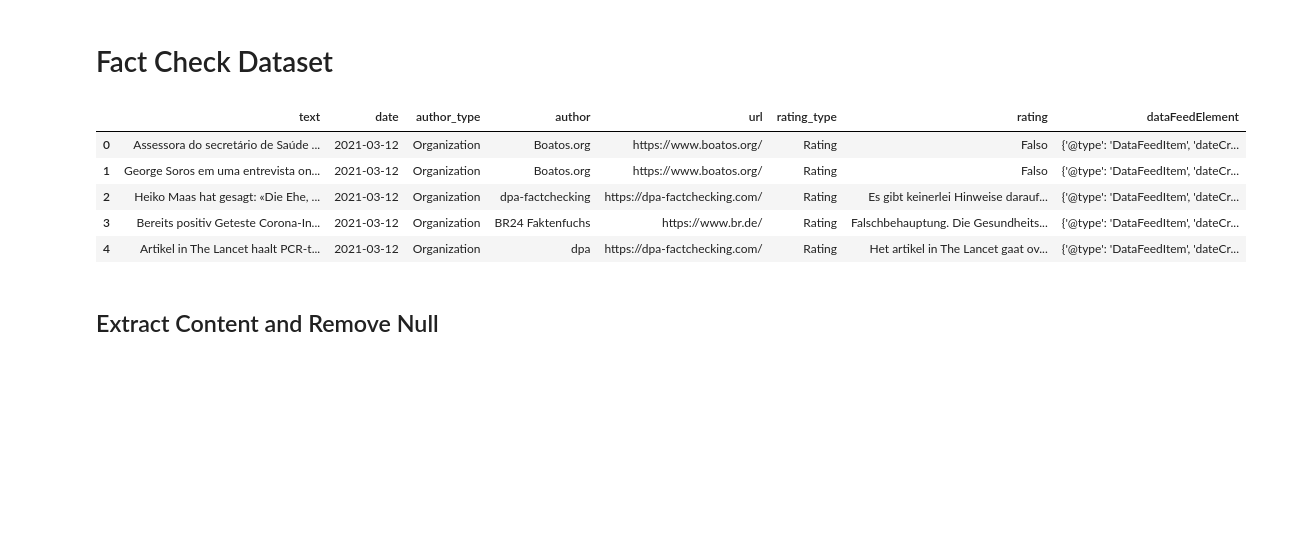
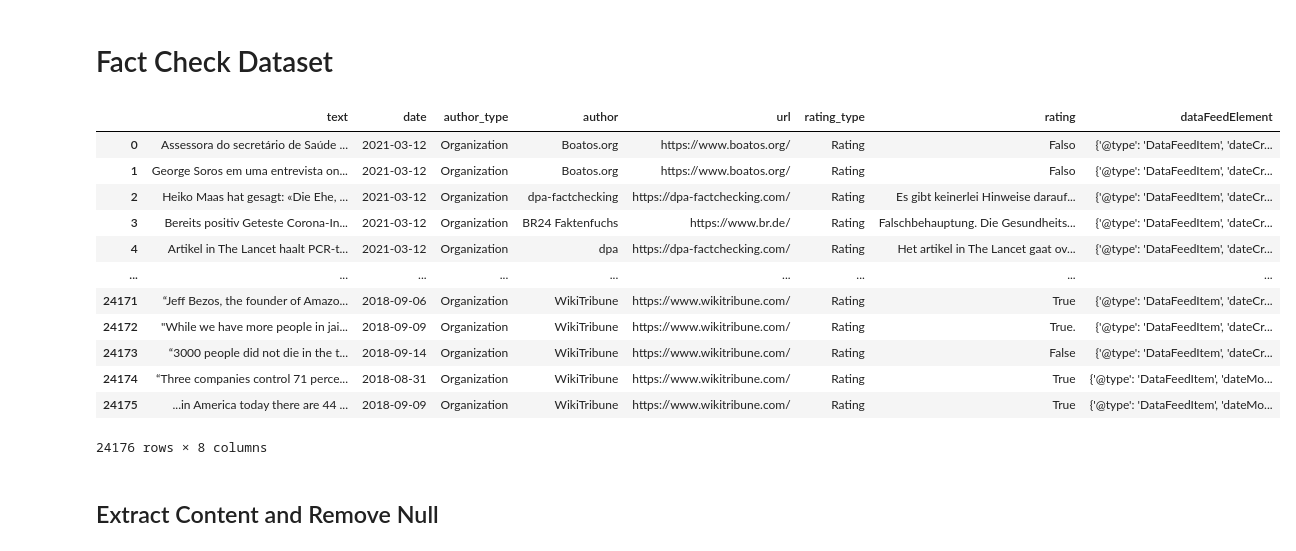
Before and after one commit to DavidKai1999/Stats-170-project, a Jupyter notebook: dataset_preprocessing/factcheck_preprocessing.ipynb, the cells around one changed output. Drawn from its saved outputs; the diff is of its cells as text; code cells hidden in the pictures; blank space fills up the shorter version.

```diff
--- a/dataset_preprocessing/factcheck_preprocessing.ipynb
+++ b/dataset_preprocessing/factcheck_preprocessing.ipynb
@@ -60,14 +60,21 @@ for item in fact_check["dataFeedElement"]:
 FactCheckData=pd.DataFrame({'text':texts,'date':date,'author_type':author_type,'author':author,'url':url,
               'rating_type':rating_type,'rating':rating,'dataFeedElement':dataFeedElement})
 # %%
-FactCheckData.head()
+FactCheckData
 # %% [output]
 |  | text | date | author_type | author | url | rating_type | rating | dataFeedElement |
 | 0 | Assessora do secretário de Saúde ... | 2021-03-12 | Organization | Boatos.org | https://www.boatos.org/ | Rating | Falso | {'@type': 'DataFeedItem', 'dateCr... |
 | 1 | George Soros em uma entrevista on... | 2021-03-12 | Organization | Boatos.org | https://www.boatos.org/ | Rating | Falso | {'@type': 'DataFeedItem', 'dateCr... |
 | 2 | Heiko Maas hat gesagt: «Die Ehe, ... | 2021-03-12 | Organization | dpa-factchecking | https://dpa-factchecking.com/ | Rating | Es gibt keinerlei Hinweise darauf... | {'@type': 'DataFeedItem', 'dateCr... |
 | 3 | Bereits positiv Geteste Corona-In... | 2021-03-12 | Organization | BR24 Faktenfuchs | https://www.br.de/ | Rating | Falschbehauptung. Die Gesundheits... | {'@type': 'DataFeedItem', 'dateCr... |
 | 4 | Artikel in The Lancet haalt PCR-t... | 2021-03-12 | Organization | dpa | https://dpa-factchecking.com/ | Rating | Het artikel in The Lancet gaat ov... | {'@type': 'DataFeedItem', 'dateCr... |
+| ... | ... | ... | ... | ... | ... | ... | ... | ... |
+| 24171 | “Jeff Bezos, the founder of Amazo... | 2018-09-06 | Organization | WikiTribune | https://www.wikitribune.com/ | Rating | True | {'@type': 'DataFeedItem', 'dateCr... |
+| 24172 | "While we have more people in jai... | 2018-09-09 | Organization | WikiTribune | https://www.wikitribune.com/ | Rating | True. | {'@type': 'DataFeedItem', 'dateCr... |
+| 24173 | “3000 people did not die in the t... | 2018-09-14 | Organization | WikiTribune | https://www.wikitribune.com/ | Rating | False | {'@type': 'DataFeedItem', 'dateCr... |
+| 24174 | “Three companies control 71 perce... | 2018-08-31 | Organization | WikiTribune | https://www.wikitribune.com/ | Rating | True | {'@type': 'DataFeedItem', 'dateMo... |
+| 24175 | ...in America today there are 44 ... | 2018-09-09 | Organization | WikiTribune | https://www.wikitribune.com/ | Rating | True | {'@type': 'DataFeedItem', 'dateMo... |
+24176 rows × 8 columns
 # %% [markdown]
 ## Extract Content and Remove Null
 # %%
```
Also changed, not shown: parts of 10 cells of this notebook.
